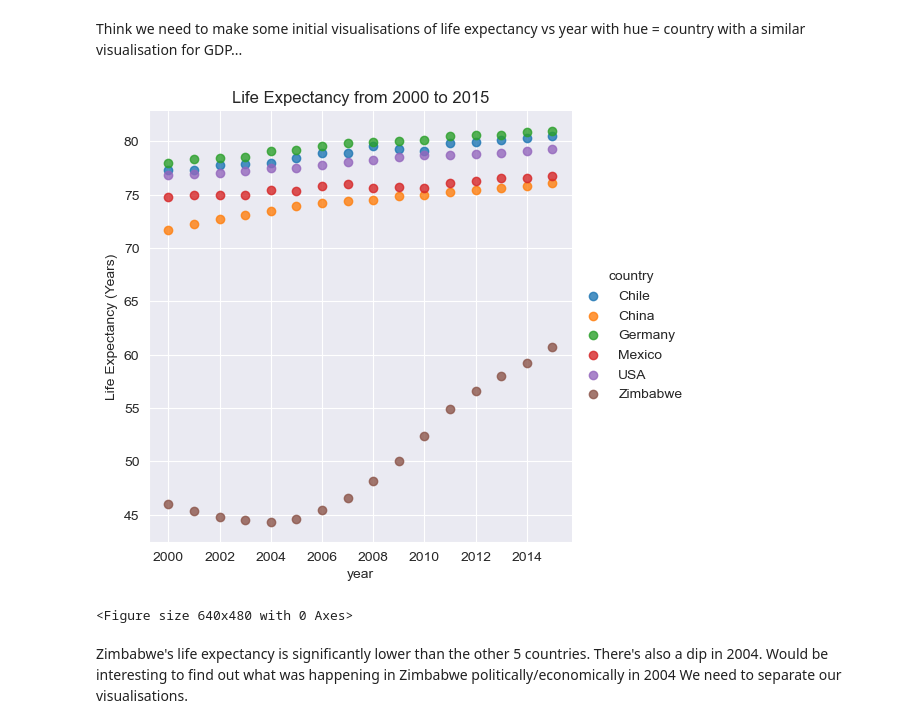
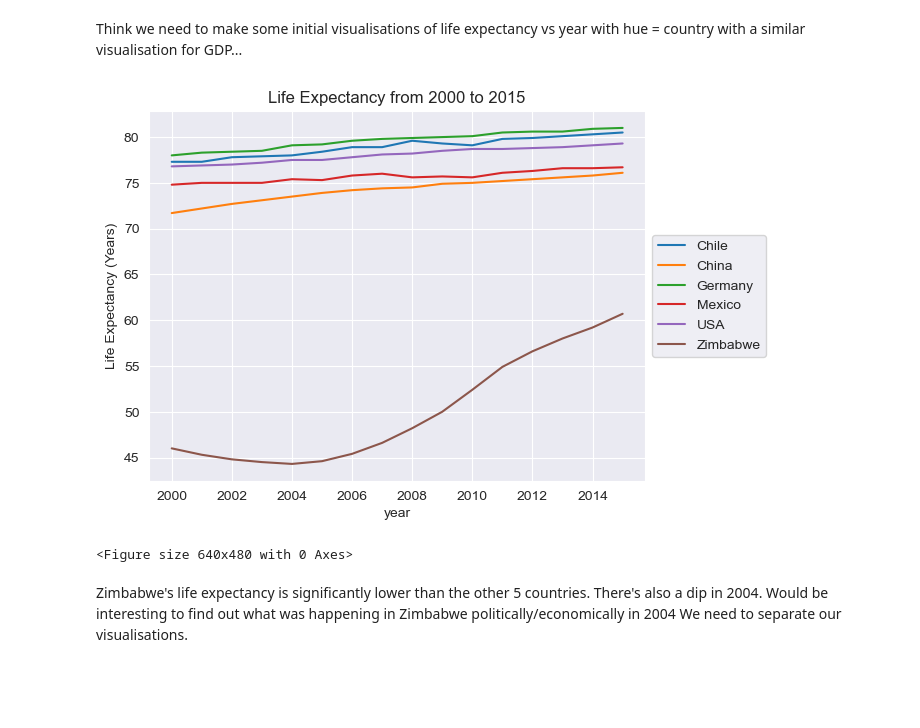
Before and after one commit to pineapple-bois/Life-Expectancy-and-GDP, a Jupyter notebook: life_expectancy_gdp.ipynb, the cells around one changed output. Saved outputs shown, nothing was run; the diff lists cells and outputs as text; code cells hidden in the pictures; blank space fills up the shorter version.

Commit message:
New Life Expectancy Visualisations

```diff
--- a/life_expectancy_gdp.ipynb
+++ b/life_expectancy_gdp.ipynb
@@ -61,13 +61,14 @@ New Columns:
 # %% [markdown]
 Think we need to make some initial visualisations of life expectancy vs year with hue = country with a similar visualisation for GDP...
 # %%
-sns.lmplot(x="year", y="life_expectancy", hue="country", data=who_data, fit_reg=False)
+sns.lineplot(x="year", y="life_expectancy", hue="country", data=who_data)
 plt.title("Life Expectancy from 2000 to 2015")
 plt.ylabel("Life Expectancy (Years)")
+plt.legend(loc='center left', bbox_to_anchor=(1, 0.5), ncol=1)
 plt.show()
 plt.clf()
 # %% [output]
-[figure, old version]
+[figure, new version]
 <Figure size 640x480 with 0 Axes>
 # %% [markdown]
 Zimbabwe's life expectancy is significantly lower than the other 5 countries.
```
Also changed, not shown: parts of 1 cell of this notebook.
